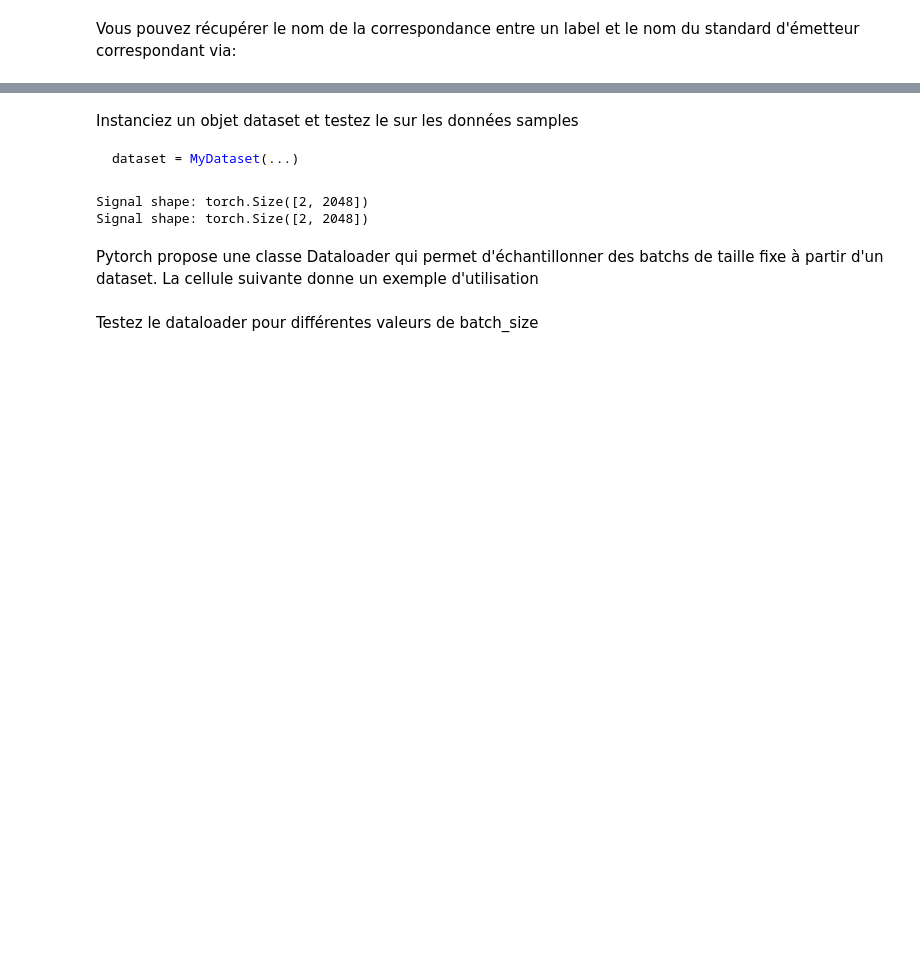
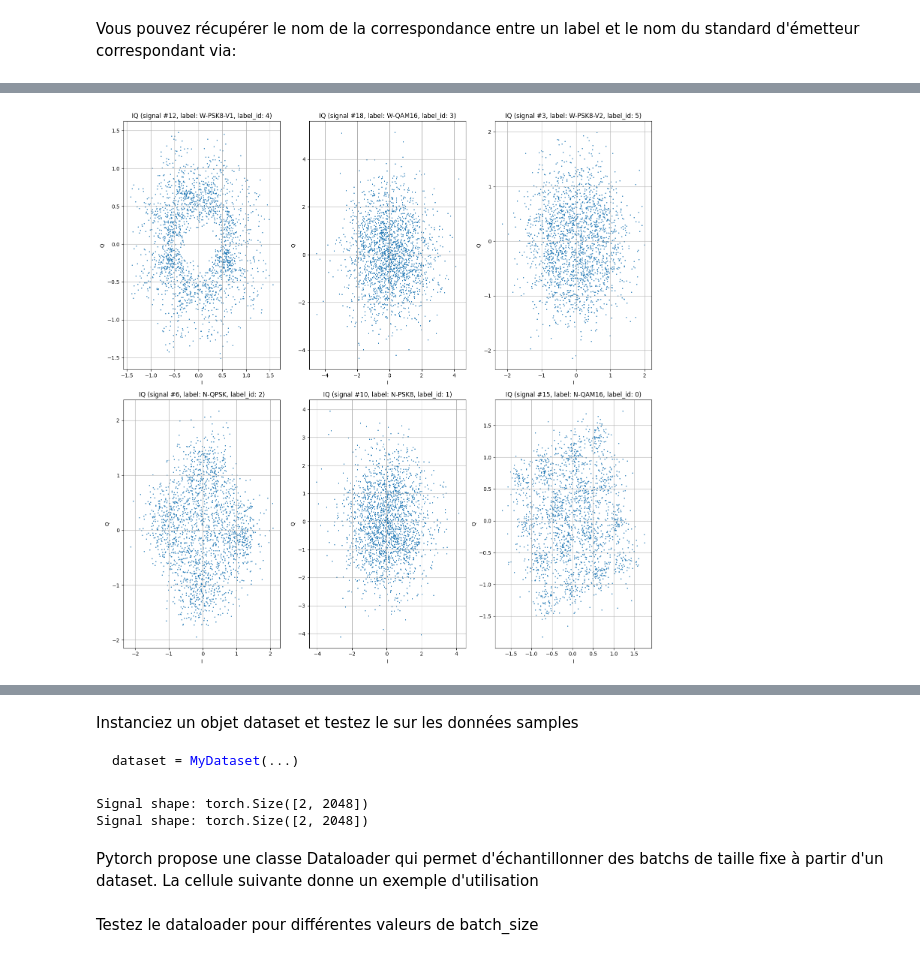
Before and after one commit to dparicio/TP3-Signal, a Jupyter notebook: dlts_tp3.ipynb, the cells around one changed output, grey strips where cells are left out. Cells and saved outputs as stored; diff of their text form; code cells hidden in the pictures; blank space fills up the shorter version.

```diff
--- a/dlts_tp3.ipynb
+++ b/dlts_tp3.ipynb
@@ -112,0 +131,8 @@ Remarque : dans ce TP il n'y a pas beaucoup à gagner à faire du feature engine
+# %%
+# Quicker (but ugly) way to choose one signal per label..
+for i, lbl_id in enumerate(labels_id):
+    print(i, lbl_id)
+
+# So let's pick these signals for visualization:
+# chosen_signals = [11, 15, 0, 3, 6, 14]  # one signal index per label id (for sample.hdf5)
+chosen_signals = [12, 18, 3, 6, 10, 15]  # one signal index per label id (for train.hdf5)
@@ -112,0 +157,15 @@ Remarque : dans ce TP il n'y a pas beaucoup à gagner à faire du feature engine
+# %%
+# One signal I/Q per class
+plt.figure(figsize=(15, 15))
+for i, sig in enumerate(chosen_signals):
+    idx = i  # ou choisir des indices spécifiques
+    plt.subplot(2, 3, i+1)
+    plt.scatter(signals[sig, :, 0], signals[sig, :, 1], s=1)
+    plt.title(f"IQ (signal #{sig}, label: {labels_dict[labels_id[sig]]}, label_id: {labels_id[sig]})")
+    plt.xlabel("I")
+    plt.ylabel("Q")
+    plt.grid(True)
+plt.tight_layout()
+plt.show()
+# %% [output]
+[figure, added]
```
Also changed, not shown: parts of 27 cells of this notebook.
